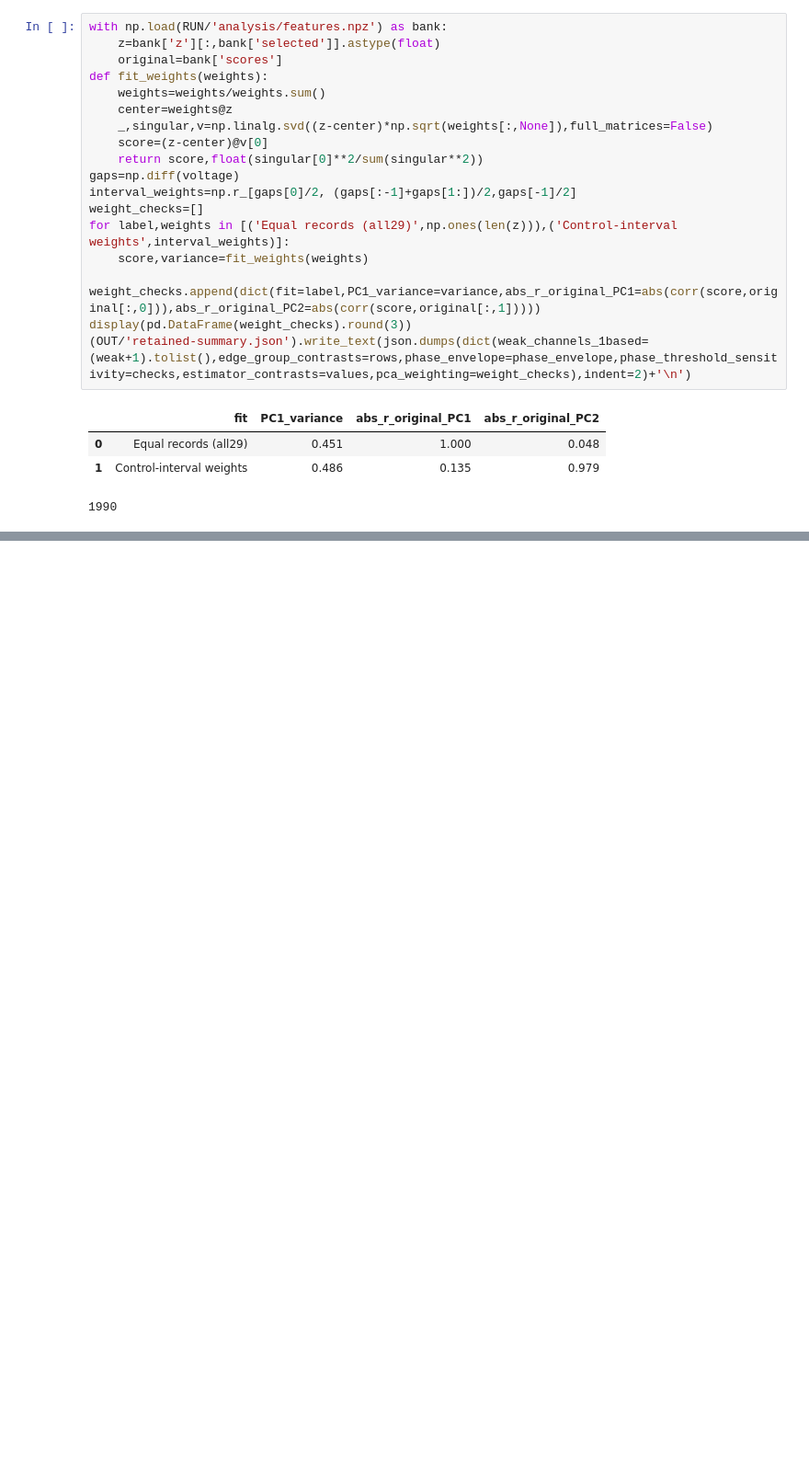
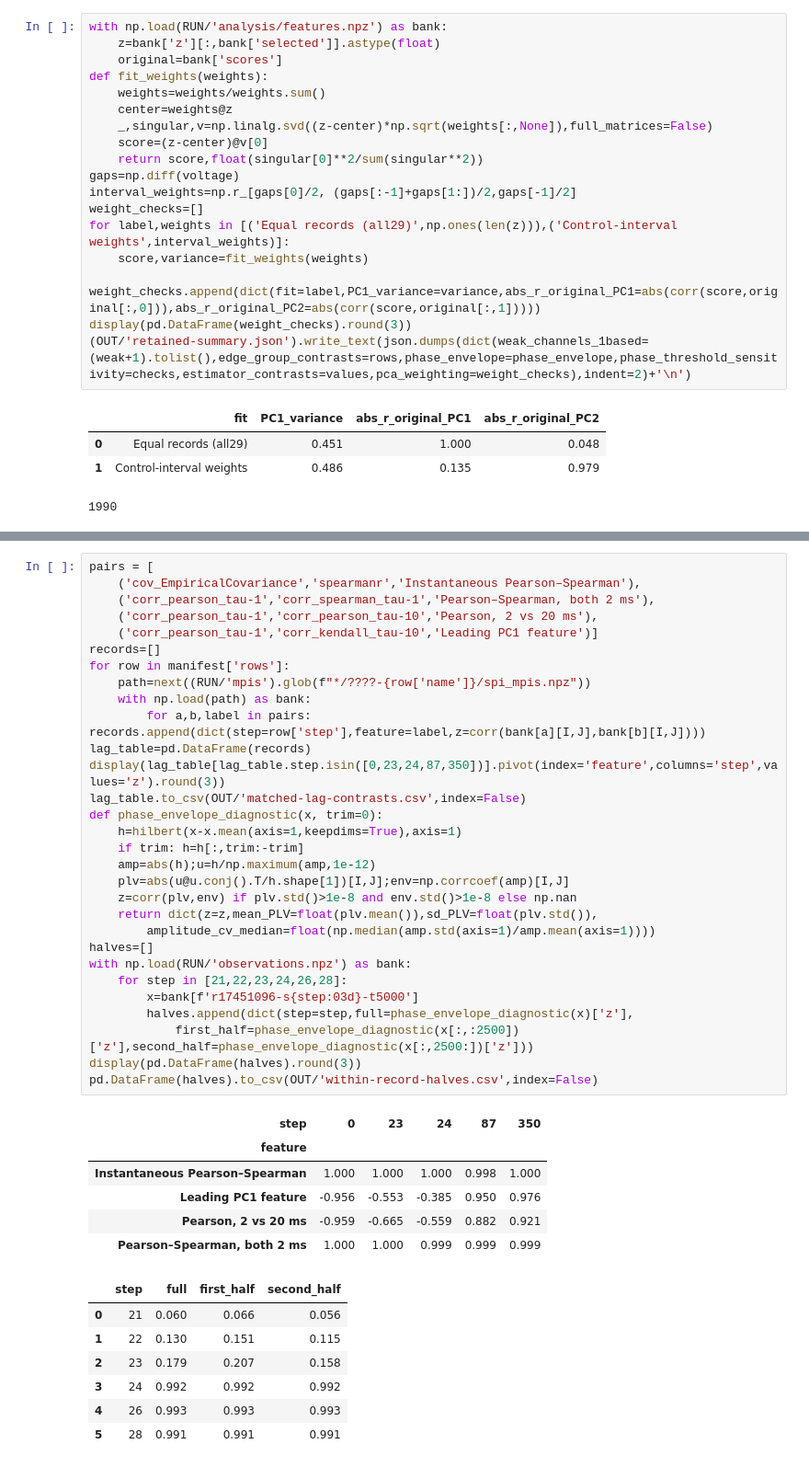
Before and after one commit to willedibam/mts-spi-study-cluster, a Jupyter notebook: notebooks/empirical/hardware-pilot-scan.ipynb, the cells around one changed output, grey strips where cells are left out. Shown at 92% size. Cells and saved outputs as stored; diff of their text form; blank space fills up the shorter version.

```diff
--- a/notebooks/empirical/hardware-pilot-scan.ipynb
+++ b/notebooks/empirical/hardware-pilot-scan.ipynb
@@ -153,0 +158,44 @@ display(pd.DataFrame(weight_checks).round(3))
+# %%
+pairs = [
+    ('cov_EmpiricalCovariance','spearmanr','Instantaneous Pearson–Spearman'),
+    ('corr_pearson_tau-1','corr_spearman_tau-1','Pearson–Spearman, both 2 ms'),
+    ('corr_pearson_tau-1','corr_pearson_tau-10','Pearson, 2 vs 20 ms'),
+    ('corr_pearson_tau-1','corr_kendall_tau-10','Leading PC1 feature')]
+records=[]
+for row in manifest['rows']:
+    path=next((RUN/'mpis').glob(f"*/????-{row['name']}/spi_mpis.npz"))
+    with np.load(path) as bank:
+        for a,b,label in pairs: records.append(dict(step=row['step'],feature=label,z=corr(bank[a][I,J],bank[b][I,J])))
+lag_table=pd.DataFrame(records)
+display(lag_table[lag_table.step.isin([0,23,24,87,350])].pivot(index='feature',columns='step',values='z').round(3))
+lag_table.to_csv(OUT/'matched-lag-contrasts.csv',index=False)
+def phase_envelope_diagnostic(x, trim=0):
+    h=hilbert(x-x.mean(axis=1,keepdims=True),axis=1)
+    if trim: h=h[:,trim:-trim]
+    amp=abs(h);u=h/np.maximum(amp,1e-12)
+    plv=abs(u@u.conj().T/h.shape[1])[I,J];env=np.corrcoef(amp)[I,J]
+    z=corr(plv,env) if plv.std()>1e-8 and env.std()>1e-8 else np.nan
+    return dict(z=z,mean_PLV=float(plv.mean()),sd_PLV=float(plv.std()),
+        amplitude_cv_median=float(np.median(amp.std(axis=1)/amp.mean(axis=1))))
+halves=[]
+with np.load(RUN/'observations.npz') as bank:
+    for step in [21,22,23,24,26,28]:
+        x=bank[f'r17451096-s{step:03d}-t5000']
+        halves.append(dict(step=step,full=phase_envelope_diagnostic(x)['z'],
+            first_half=phase_envelope_diagnostic(x[:,:2500])['z'],second_half=phase_envelope_diagnostic(x[:,2500:])['z']))
+display(pd.DataFrame(halves).round(3))
+pd.DataFrame(halves).to_csv(OUT/'within-record-halves.csv',index=False)
+# %% [output]
+| step | 0 | 23 | 24 | 87 | 350 |
+| feature |  |  |  |  |  |
+| Instantaneous Pearson–Spearman | 1.000 | 1.000 | 1.000 | 0.998 | 1.000 |
+| Leading PC1 feature | -0.956 | -0.553 | -0.385 | 0.950 | 0.976 |
+| Pearson, 2 vs 20 ms | -0.959 | -0.665 | -0.559 | 0.882 | 0.921 |
+| Pearson–Spearman, both 2 ms | 1.000 | 1.000 | 0.999 | 0.999 | 0.999 |
+|  | step | full | first_half | second_half |
+| 0 | 21 | 0.060 | 0.066 | 0.056 |
+| 1 | 22 | 0.130 | 0.151 | 0.115 |
+| 2 | 23 | 0.179 | 0.207 | 0.158 |
+| 3 | 24 | 0.992 | 0.992 | 0.992 |
+| 4 | 26 | 0.993 | 0.993 | 0.993 |
+| 5 | 28 | 0.991 | 0.991 | 0.991 |
```
Also changed, not shown: parts of 6 cells of this notebook, 41 other files.
